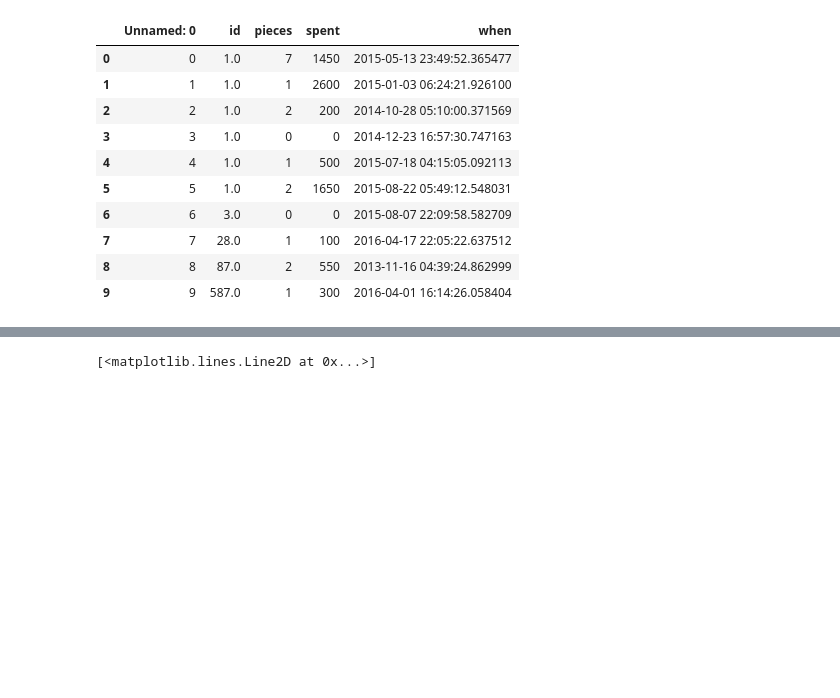
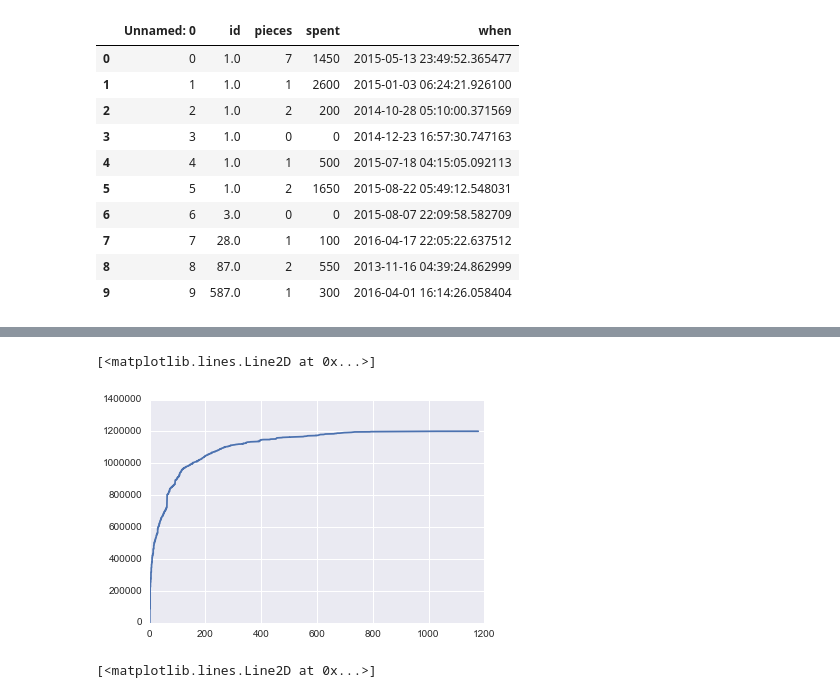
Before and after one commit to pauloarantes/art-project, a Jupyter notebook: clean_code_models.ipynb, the cells around one changed output, grey strips where cells are left out. Saved outputs shown, nothing was run; the diff lists cells and outputs as text; code cells hidden in the pictures; blank space fills up the shorter version.

```diff
--- a/clean_code_models.ipynb
+++ b/clean_code_models.ipynb
@@ -868,5 +882,8 @@ pc = pc[pc.diff_acc_to_purchase != 0]
-# %%
-pc = pc.sort('diff_acc_to_purchase')
+# %%
+plt.plot(pc.diff_acc_to_purchase, np.cumsum(pc.total_spent))
+# %% [output]
+[<matplotlib.lines.Line2D at 0x...>]
+[figure, added]
 # %%
 plt.plot(pc.diff_acc_to_purchase, np.cumsum(pc.total_spent))
 # %% [output]
```
Also changed, not shown: parts of 15 cells of this notebook, 7 other files.
